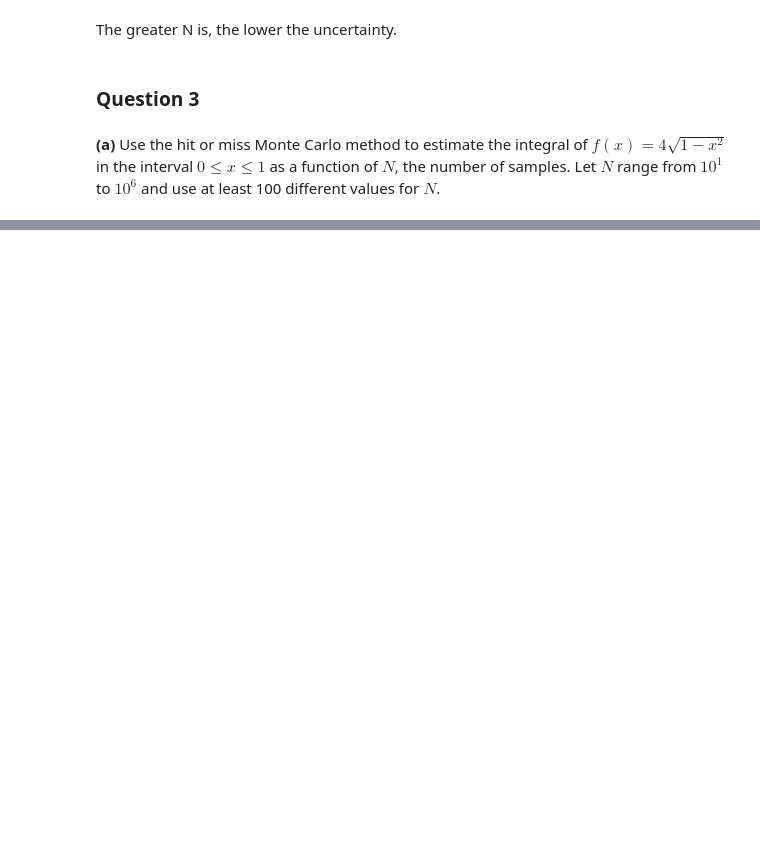
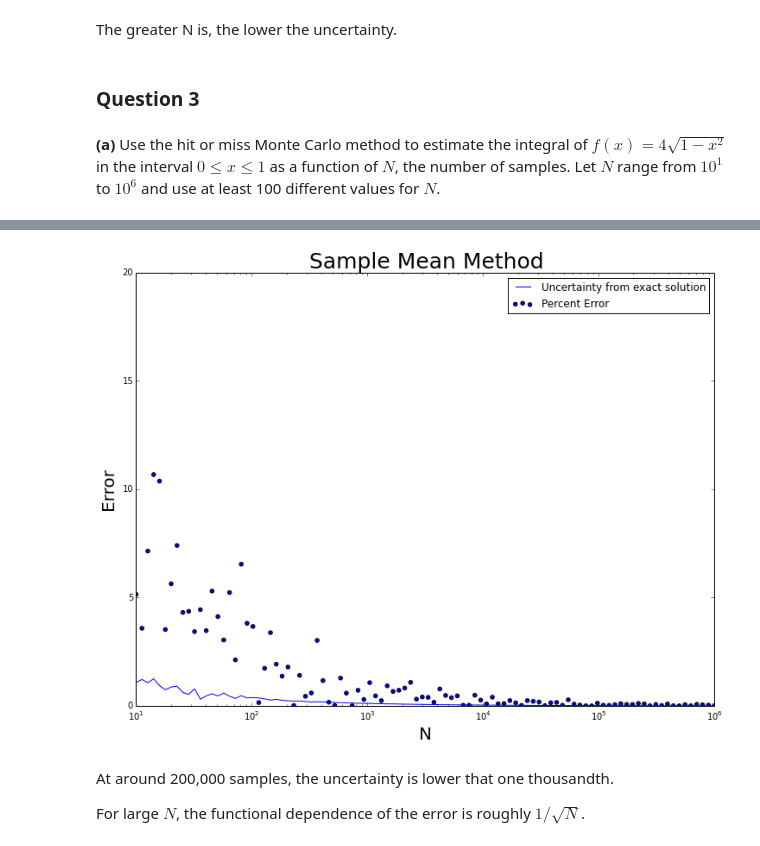
Before and after one commit to pcnelson202/PHYS202-S14, a Jupyter notebook: SciPy/MCIntegrationExercises.ipynb, the cells around one changed output, grey strips where cells are left out. Saved outputs shown, nothing was run; the diff lists cells and outputs as text; code cells hidden in the pictures; blank space fills up the shorter version.

```diff
--- a/SciPy/MCIntegrationExercises.ipynb
+++ b/SciPy/MCIntegrationExercises.ipynb
@@ -138,0 +236,25 @@ The greater N is, the lower the uncertainty.
+# %%
+Q = logspace(1,6,100)
+lst = []
+lst2= []
+for i in Q:
+    lst2.append(abs(100*(LastIntegral(i)-np.pi)/np.pi))
+    lst.append(float(LastUncertainty(i)))
+
+plt.figure(figsize=[12,9])
+plt.xscale('log')
+plt.title('Sample Mean Method',fontsize=25)
+plt.xlabel('N',fontsize=20)
+plt.ylabel('Error',fontsize=20)
+plt.xlim(10,1000000)
+plt.ylim(0,20)
+plt.plot(Q,lst,label='Uncertainty from exact solution')
+plt.scatter(Q,lst2,label='Percent Error')
+plt.legend(loc='upper right')
+plt.show()
+# %% [output]
+[figure, added]
+# %% [markdown]
+At around 200,000 samples, the uncertainty is lower that one thousandth.
+
+For large $N$, the functional dependence of the error is roughly $1/\sqrt{N}$.
```
Also changed, not shown: parts of 10 cells of this notebook.
